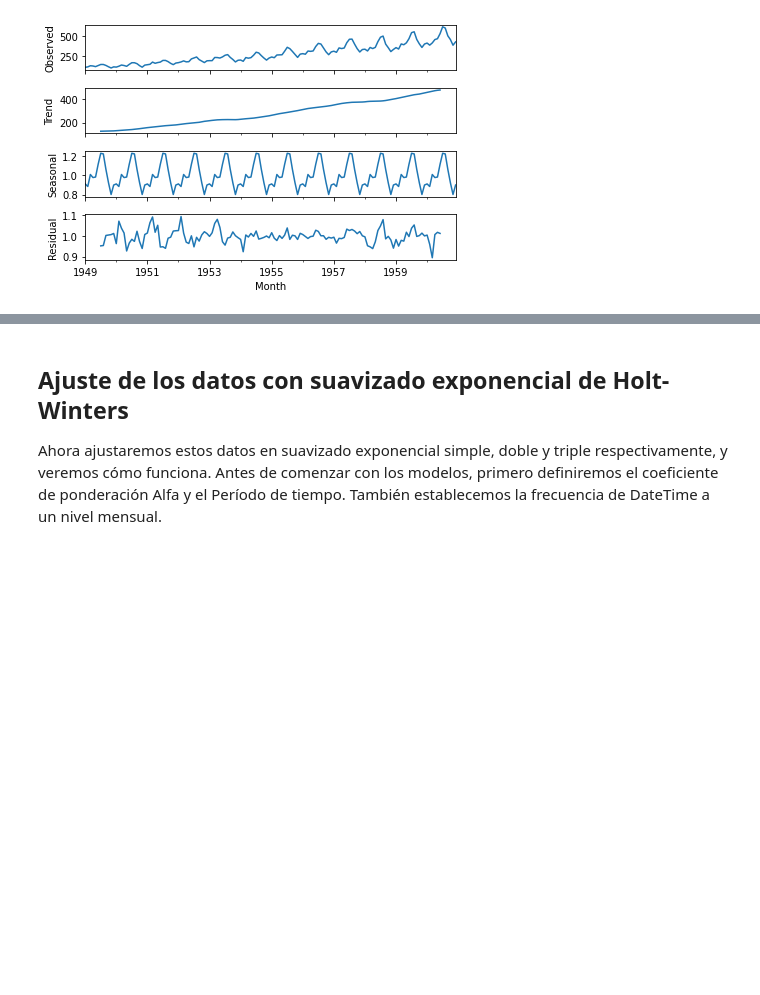
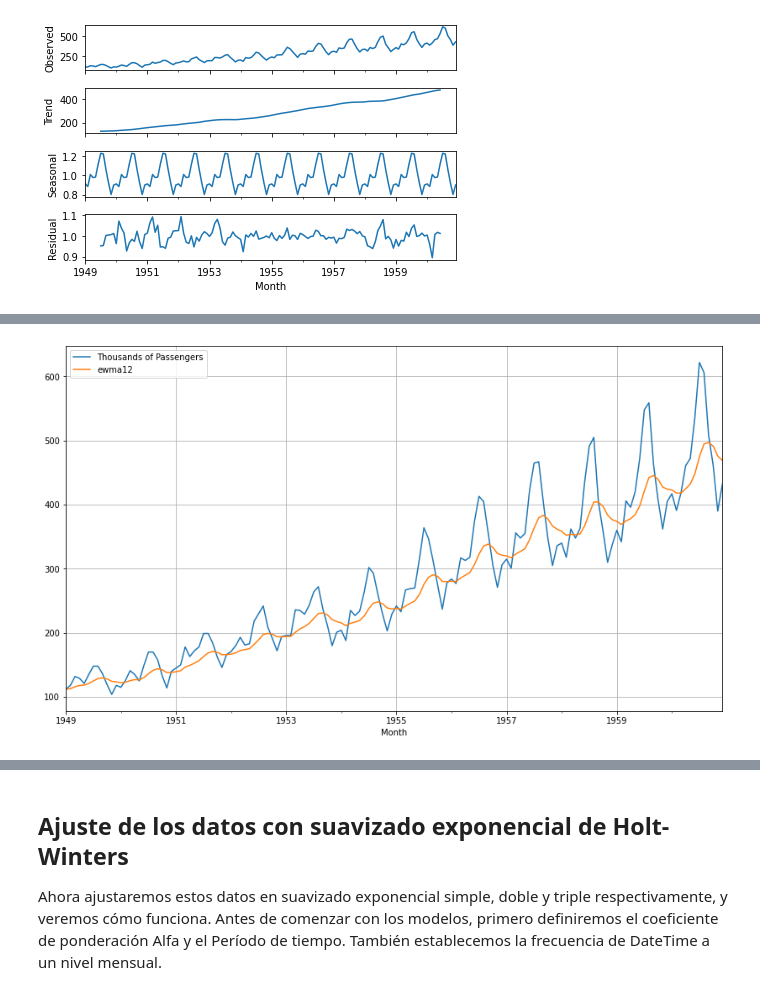
Before and after one commit to jcjimenezb123/PFM_PronosticoDemanda, a Jupyter notebook: HoltWinters.ipynb, the cells around one changed output, grey strips where cells are left out. Cells and saved outputs as stored; diff of their text form; code cells hidden in the pictures; blank space fills up the shorter version.

```diff
--- a/HoltWinters.ipynb
+++ b/HoltWinters.ipynb
@@ -47,0 +61,5 @@ decompose_result.plot();
+# %%
+airline['ewma12'] = airline['Thousands of Passengers'].ewm(span=12,adjust=False).mean()
+airline[['Thousands of Passengers','ewma12']].plot(figsize=(14,8),grid=True);
+# %% [output]
+[figure, added]
```
Also changed, not shown: parts of 4 cells of this notebook.
